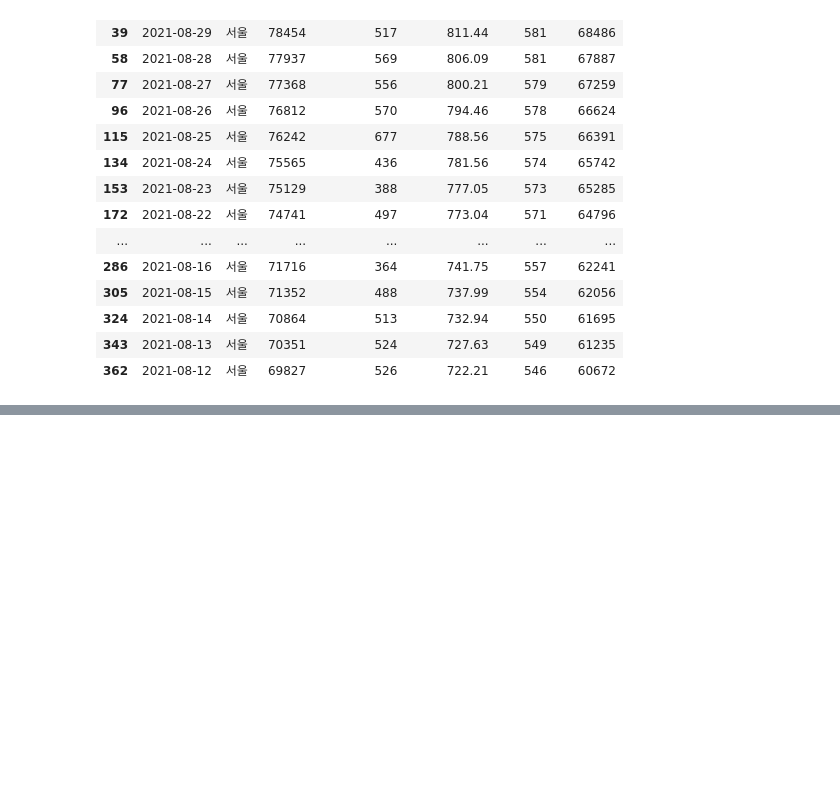
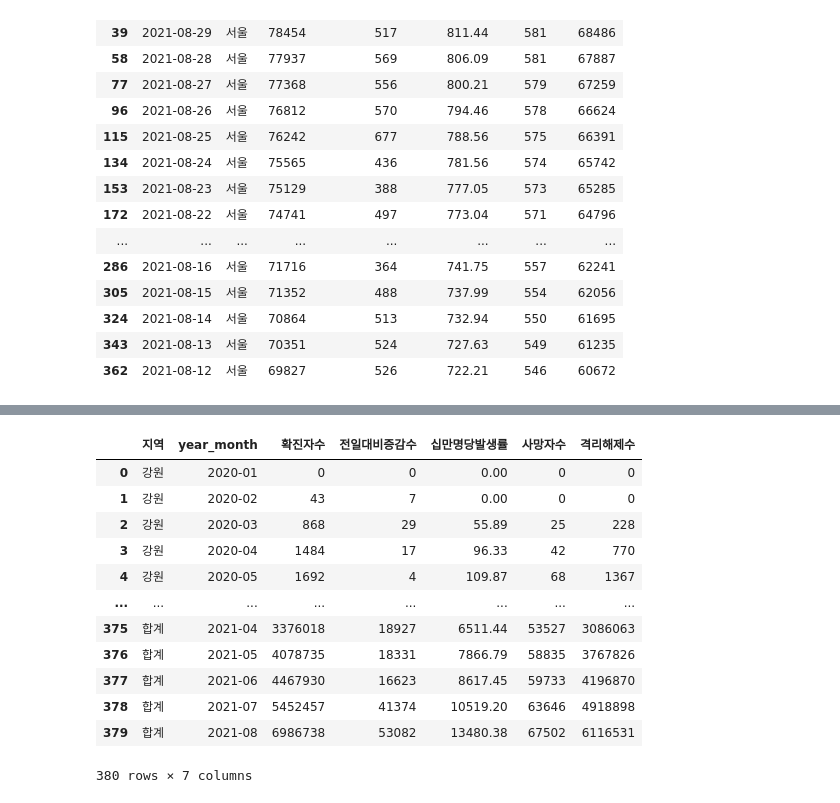
Before and after one commit to wish0728/Elice_teamproject2_team11_delivery, a Jupyter notebook: data-analysis/seula_코로나 확진자.ipynb, the cells around one changed output, grey strips where cells are left out. Saved outputs shown, nothing was run; the diff lists cells and outputs as text; code cells hidden in the pictures; blank space fills up the shorter version.

```diff
--- a/data-analysis/seula_코로나 확진자.ipynb
+++ b/data-analysis/seula_코로나 확진자.ipynb
@@ -138,0 +185,29 @@ corona_df[corona_df['지역']=='서울'].head(20)
+# %%
+# 여기도 한달 단위로 끊자
+year = []
+month = []
+for data in corona_df['기준일'] :
+    year.append(data.split('-')[0])
+    month.append(data.split('-')[1])
+
+corona_df['month'] = month
+corona_df['year'] = year
+corona_df['year_month'] = corona_df['year']+'-'+corona_df['month']
+corona_df
+# groupby를 year_month로 하고, 배달건수 총 합계를 차팅하기
+corona_trend_by_month =corona_df.groupby(['지역','year_month']).sum('전일대비증감수').reset_index()
+corona_trend_by_month
+# %% [output]
+|  | 지역 | year_month | 확진자수 | 전일대비증감수 | 십만명당발생률 | 사망자수 | 격리해제수 |
+| 0 | 강원 | 2020-01 | 0 | 0 | 0.00 | 0 | 0 |
+| 1 | 강원 | 2020-02 | 43 | 7 | 0.00 | 0 | 0 |
+| 2 | 강원 | 2020-03 | 868 | 29 | 55.89 | 25 | 228 |
+| 3 | 강원 | 2020-04 | 1484 | 17 | 96.33 | 42 | 770 |
+| 4 | 강원 | 2020-05 | 1692 | 4 | 109.87 | 68 | 1367 |
+| ... | ... | ... | ... | ... | ... | ... | ... |
+| 375 | 합계 | 2021-04 | 3376018 | 18927 | 6511.44 | 53527 | 3086063 |
+| 376 | 합계 | 2021-05 | 4078735 | 18331 | 7866.79 | 58835 | 3767826 |
+| 377 | 합계 | 2021-06 | 4467930 | 16623 | 8617.45 | 59733 | 4196870 |
+| 378 | 합계 | 2021-07 | 5452457 | 41374 | 10519.20 | 63646 | 4918898 |
+| 379 | 합계 | 2021-08 | 6986738 | 53082 | 13480.38 | 67502 | 6116531 |
+380 rows × 7 columns
```
Also changed, not shown: parts of 12 cells of this notebook, 3 other files.
